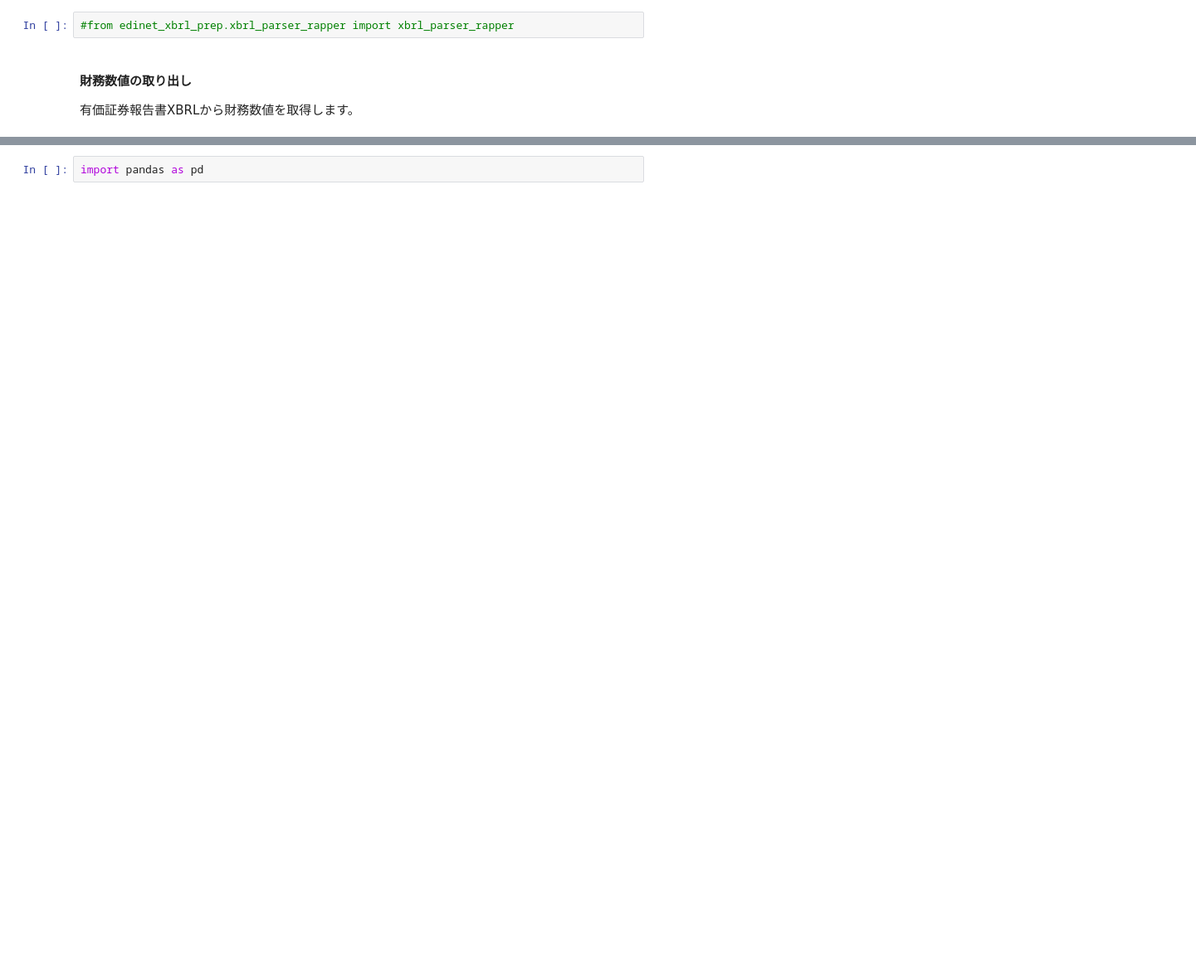
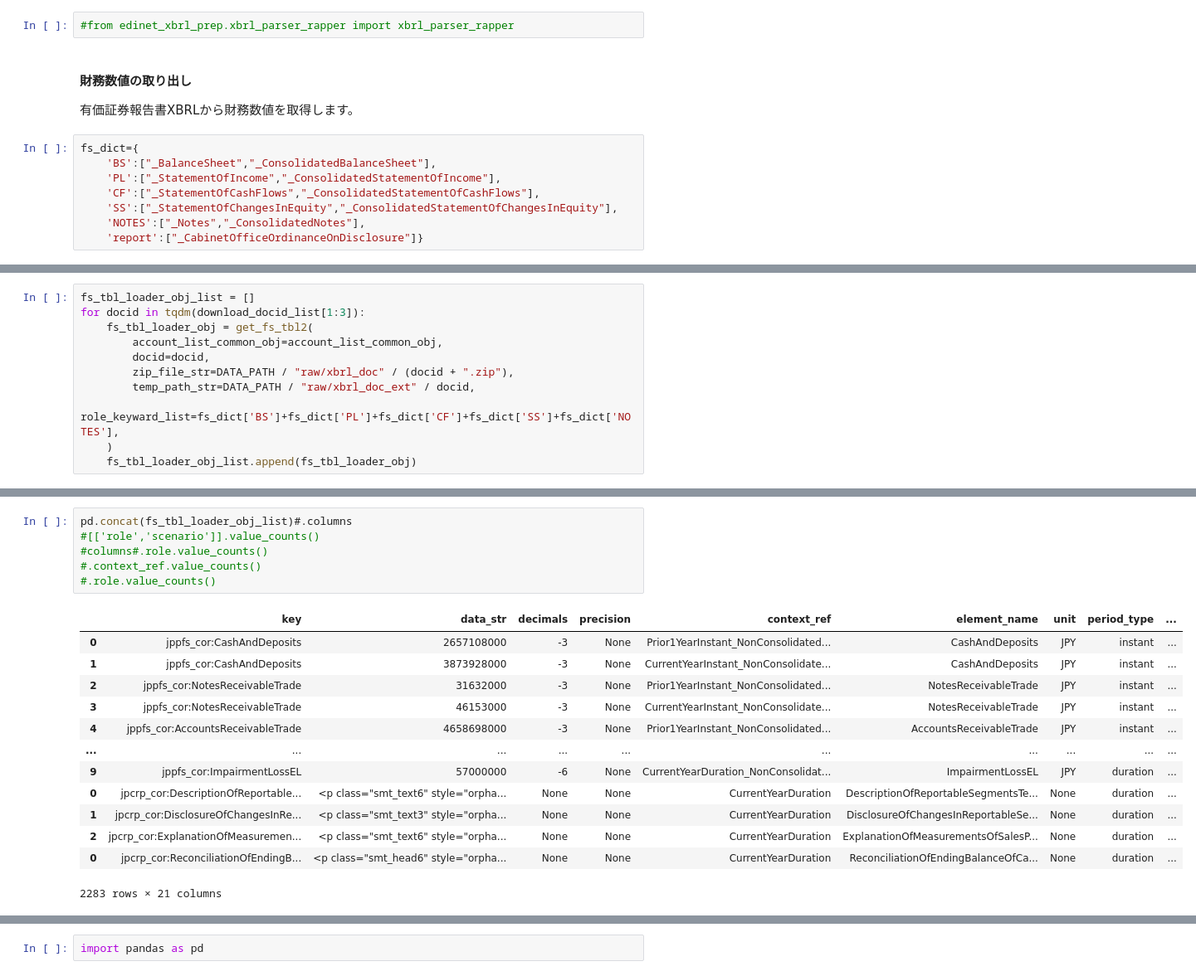
Before and after one commit to nororo/edinet_xbrl_prep, a Jupyter notebook: xbrl_analysis.ipynb, the cells around one changed output, grey strips where cells are left out. Shown at 83% size. Cells and saved outputs as stored; diff of their text form; blank space fills up the shorter version.

```diff
--- a/xbrl_analysis.ipynb
+++ b/xbrl_analysis.ipynb
@@ -94,3 +97,11 @@ sys.argv.append(cmd_arelle_dir)
 # %% [markdown]
 #### 財務数値の取り出し
 有価証券報告書XBRLから財務数値を取得します。
+# %%
+fs_dict={
+    'BS':["_BalanceSheet","_ConsolidatedBalanceSheet"],
+    'PL':["_StatementOfIncome","_ConsolidatedStatementOfIncome"],
+    'CF':["_StatementOfCashFlows","_ConsolidatedStatementOfCashFlows"],
+    'SS':["_StatementOfChangesInEquity","_ConsolidatedStatementOfChangesInEquity"],
+    'NOTES':["_Notes","_ConsolidatedNotes"],
+    'report':["_CabinetOfficeOrdinanceOnDisclosure"]}
@@ -96,0 +202,11 @@ sys.argv.append(cmd_arelle_dir)
+# %%
+fs_tbl_loader_obj_list = []
+for docid in tqdm(download_docid_list[1:3]):
+    fs_tbl_loader_obj = get_fs_tbl2(
+        account_list_common_obj=account_list_common_obj,
+        docid=docid,
+        zip_file_str=DATA_PATH / "raw/xbrl_doc" / (docid + ".zip"),
+        temp_path_str=DATA_PATH / "raw/xbrl_doc_ext" / docid,
+        role_keyward_list=fs_dict['BS']+fs_dict['PL']+fs_dict['CF']+fs_dict['SS']+fs_dict['NOTES'],
+    )
+    fs_tbl_loader_obj_list.append(fs_tbl_loader_obj)
@@ -97,3 +253,23 @@ sys.argv.append(cmd_arelle_dir)
+# %%
+pd.concat(fs_tbl_loader_obj_list)#.columns
+#[['role','scenario']].value_counts()
+#columns#.role.value_counts()
+#.context_ref.value_counts()
+#.role.value_counts()
+# %% [output]
+|  | key | data_str | decimals | precision | context_ref | element_name | unit | period_type | ... |
+| 0 | jppfs_cor:CashAndDeposits | 2657108000 | -3 | None | Prior1YearInstant_NonConsolidated... | CashAndDeposits | JPY | instant | ... |
+| 1 | jppfs_cor:CashAndDeposits | 3873928000 | -3 | None | CurrentYearInstant_NonConsolidate... | CashAndDeposits | JPY | instant | ... |
+| 2 | jppfs_cor:NotesReceivableTrade | 31632000 | -3 | None | Prior1YearInstant_NonConsolidated... | NotesReceivableTrade | JPY | instant | ... |
+| 3 | jppfs_cor:NotesReceivableTrade | 46153000 | -3 | None | CurrentYearInstant_NonConsolidate... | NotesReceivableTrade | JPY | instant | ... |
+| 4 | jppfs_cor:AccountsReceivableTrade | 4658698000 | -3 | None | Prior1YearInstant_NonConsolidated... | AccountsReceivableTrade | JPY | instant | ... |
+| ... | ... | ... | ... | ... | ... | ... | ... | ... | ... |
+| 9 | jppfs_cor:ImpairmentLossEL | 57000000 | -6 | None | CurrentYearDuration_NonConsolidat... | ImpairmentLossEL | JPY | duration | ... |
+| 0 | jpcrp_cor:DescriptionOfReportable... | <p class="smt_text6" style="orpha... | None | None | CurrentYearDuration | DescriptionOfReportableSegmentsTe... | None | duration | ... |
+| 1 | jpcrp_cor:DisclosureOfChangesInRe... | <p class="smt_text3" style="orpha... | None | None | CurrentYearDuration | DisclosureOfChangesInReportableSe... | None | duration | ... |
+| 2 | jpcrp_cor:ExplanationOfMeasuremen... | <p class="smt_text6" style="orpha... | None | None | CurrentYearDuration | ExplanationOfMeasurementsOfSalesP... | None | duration | ... |
+| 0 | jpcrp_cor:ReconciliationOfEndingB... | <p class="smt_head6" style="orpha... | None | None | CurrentYearDuration | ReconciliationOfEndingBalanceOfCa... | None | duration | ... |
+2283 rows × 21 columns
 # %%
 
 #docid="S100TLB3"
```
Also changed, not shown: parts of 12 cells of this notebook, 2 other files.
